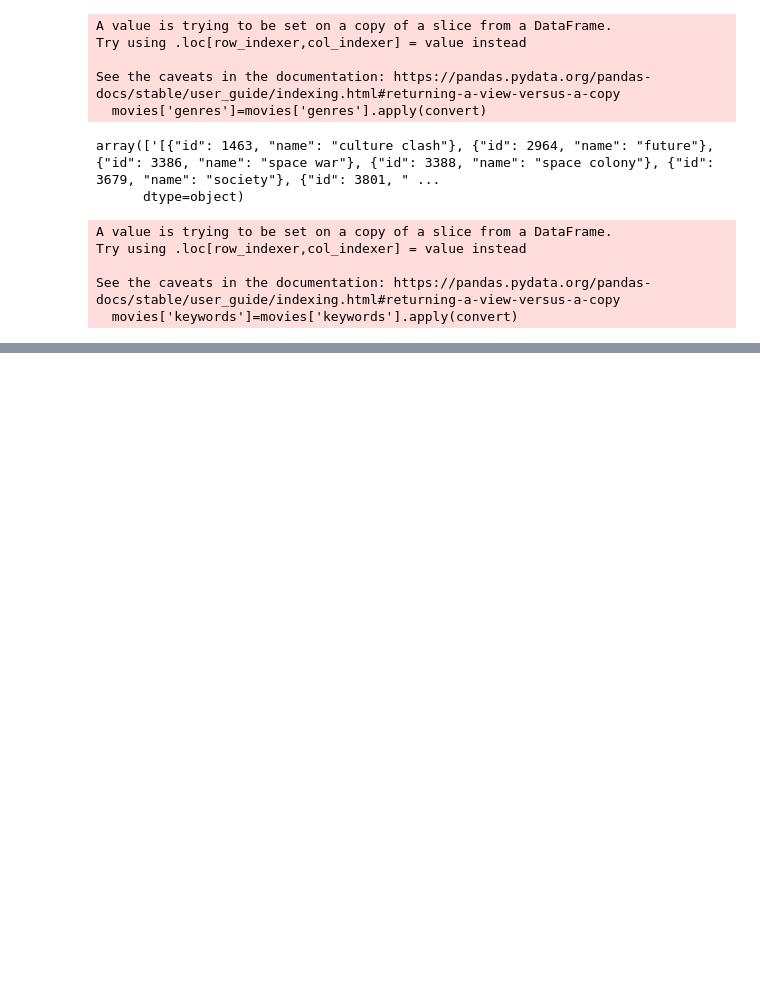
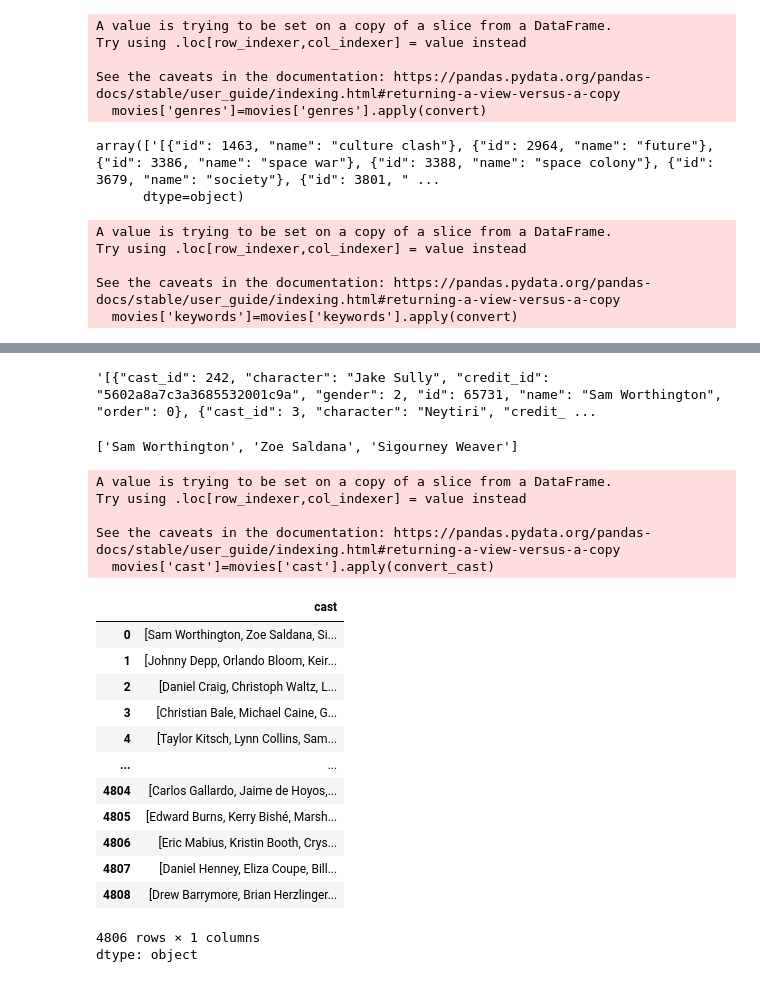
Before and after one commit to nakibahsan299-debug/Movie-Recommendation-System, a Jupyter notebook: Movie_Recommendation.ipynb, the cells around one changed output, grey strips where cells are left out. Saved outputs shown, nothing was run; the diff lists cells and outputs as text; code cells hidden in the pictures; blank space fills up the shorter version.

Commit message:
Converting casts into a list using helper function and testing

```diff
--- a/Movie_Recommendation.ipynb
+++ b/Movie_Recommendation.ipynb
@@ -181,0 +187,18 @@ movies.head(5)
+# %%
+movies['cast'][0]
+# %% [output]
+'[{"cast_id": 242, "character": "Jake Sully", "credit_id": "5602a8a7c3a3685532001c9a", "gender": 2, "id": 65731, "name": "Sam Worthington", "order": 0}, {"cast_id": 3, "character": "Neytiri", "credit_ ...
+# %%
+#Creating a helper function to separate the genres in a list
+import ast
+from ast import literal_eval  #literal_eval converts string object to actual python object. For example: it converts '["A","B","C"]' to ["A","B","C"]
+def convert_cast(obj):
+  cnt = 0
+  lis = []
+  for i in literal_eval(obj):
+      if cnt!=3:
+         lis.append(i['name'])
+         cnt=cnt+1
+      else:
+         break
+  return lis
@@ -181,0 +208,29 @@ movies.head(5)
+# %%
+lis
+# %% [output]
+['Sam Worthington', 'Zoe Saldana', 'Sigourney Weaver']
+# %%
+movies['cast']=movies['cast'].apply(convert_cast)
+# %% [output]
+A value is trying to be set on a copy of a slice from a DataFrame.
+Try using .loc[row_indexer,col_indexer] = value instead
+
+See the caveats in the documentation: https://pandas.pydata.org/pandas-docs/stable/user_guide/indexing.html#returning-a-view-versus-a-copy
+  movies['cast']=movies['cast'].apply(convert_cast)
+# %%
+movies['cast']
+# %% [output]
+|  | cast |
+| 0 | [Sam Worthington, Zoe Saldana, Si... |
+| 1 | [Johnny Depp, Orlando Bloom, Keir... |
+| 2 | [Daniel Craig, Christoph Waltz, L... |
+| 3 | [Christian Bale, Michael Caine, G... |
+| 4 | [Taylor Kitsch, Lynn Collins, Sam... |
+| ... | ... |
+| 4804 | [Carlos Gallardo, Jaime de Hoyos,... |
+| 4805 | [Edward Burns, Kerry Bishé, Marsh... |
+| 4806 | [Eric Mabius, Kristin Booth, Crys... |
+| 4807 | [Daniel Henney, Eliza Coupe, Bill... |
+| 4808 | [Drew Barrymore, Brian Herzlinger... |
+4806 rows × 1 columns
+dtype: object
```
Also changed, not shown: parts of 2 cells of this notebook.
